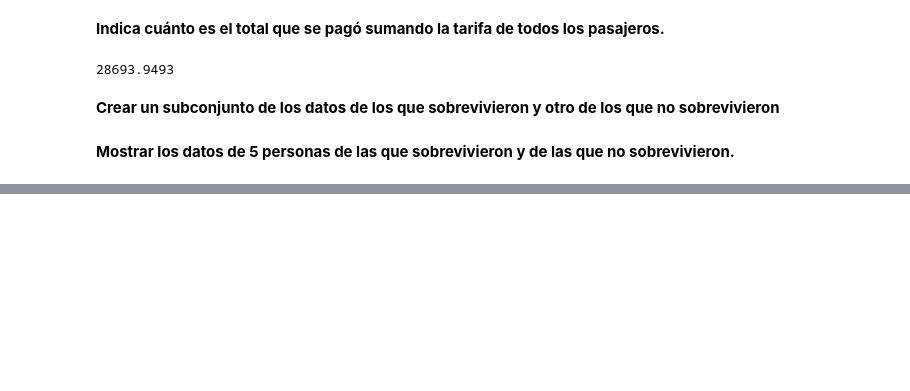
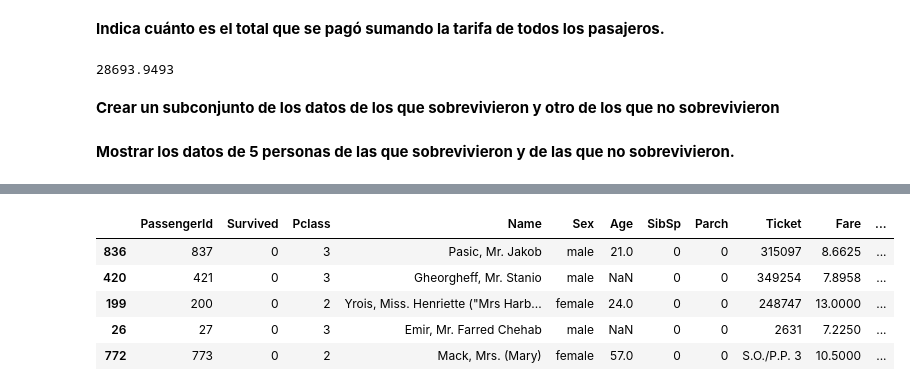
Before and after one commit to renatauribes/hello-world, a Jupyter notebook: ActividadFormativa_Equipo02.ipynb, the cells around one changed output, grey strips where cells are left out. Saved outputs shown, nothing was run; the diff lists cells and outputs as text; code cells hidden in the pictures; blank space fills up the shorter version.

```diff
--- a/ActividadFormativa_Equipo02.ipynb
+++ b/ActividadFormativa_Equipo02.ipynb
@@ -163,0 +299,9 @@ fare.sum()
+# %%
+ns.sample(5)
+# %% [output]
+|  | PassengerId | Survived | Pclass | Name | Sex | Age | SibSp | Parch | Ticket | Fare | ... |
+| 836 | 837 | 0 | 3 | Pasic, Mr. Jakob | male | 21.0 | 0 | 0 | 315097 | 8.6625 | ... |
+| 420 | 421 | 0 | 3 | Gheorgheff, Mr. Stanio | male | NaN | 0 | 0 | 349254 | 7.8958 | ... |
+| 199 | 200 | 0 | 2 | Yrois, Miss. Henriette ("Mrs Harb... | female | 24.0 | 0 | 0 | 248747 | 13.0000 | ... |
+| 26 | 27 | 0 | 3 | Emir, Mr. Farred Chehab | male | NaN | 0 | 0 | 2631 | 7.2250 | ... |
+| 772 | 773 | 0 | 2 | Mack, Mrs. (Mary) | female | 57.0 | 0 | 0 | S.O./P.P. 3 | 10.5000 | ... |
```
Also changed, not shown: parts of 25 cells of this notebook.
